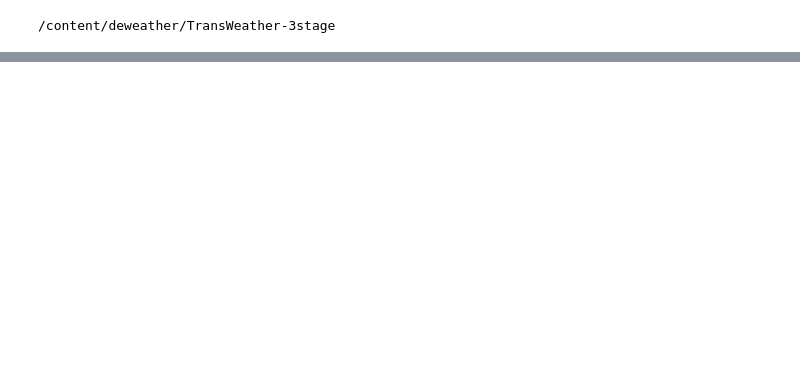
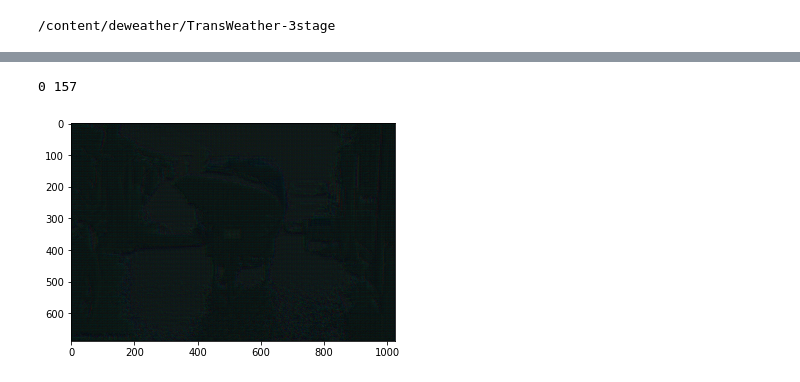
Before and after one commit to vfrantc/deweather, a Jupyter notebook: fixed_range_train_3stage_mydecomp.ipynb, the cells around one changed output, grey strips where cells are left out. Cells and saved outputs as stored; diff of their text form; code cells hidden in the pictures; blank space fills up the shorter version.

```diff
--- a/fixed_range_train_3stage_mydecomp.ipynb
+++ b/fixed_range_train_3stage_mydecomp.ipynb
@@ -117,0 +198,12 @@ Epoch: 14, Iteration: 300
+# %%
+import cv2
+import matplotlib.pyplot as plt
+
+image = cv2.imread('results/natural/Transweather/002.png')
+image = cv2.cvtColor(image, cv2.COLOR_BGR2RGB)
+print(image.min(), image.max())
+plt.imshow(image)
+plt.show()
+# %% [output]
+0 157
+[figure, added]
```
Also changed, not shown: parts of 23 cells of this notebook.
